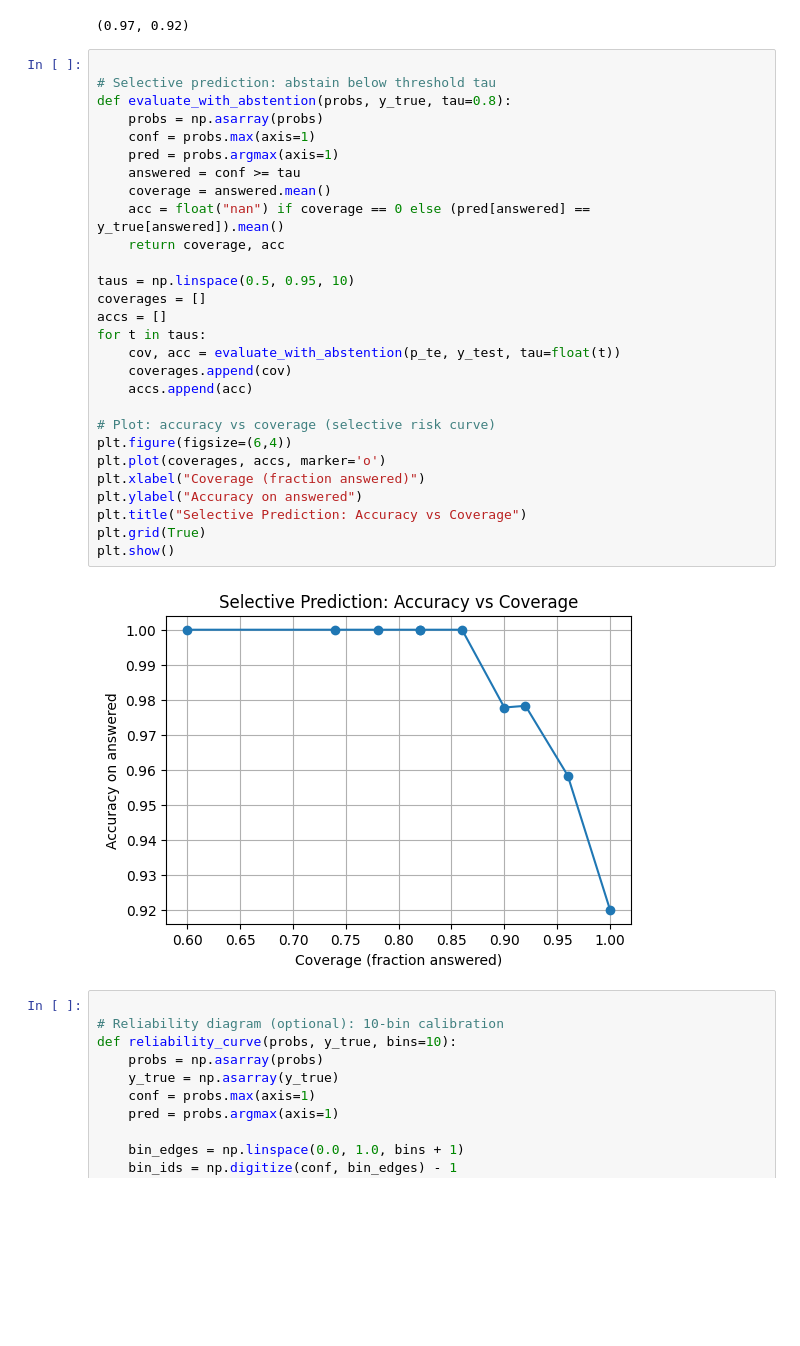
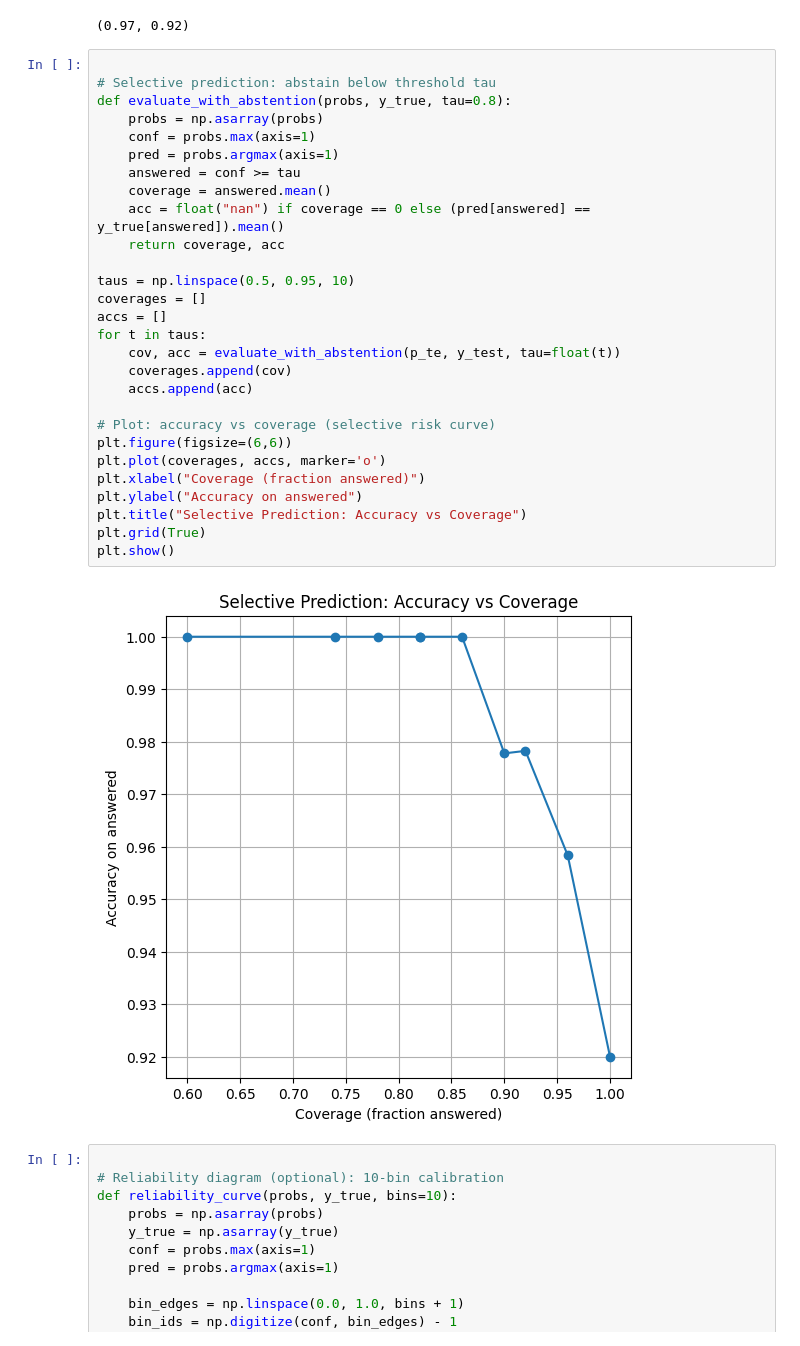
Before and after one commit to rdisipio/BayesianLM-QA, a Jupyter notebook: iris_bayes_mlp.ipynb, the cells around one changed output. Saved outputs shown, nothing was run; the diff lists cells and outputs as text; blank space fills up the shorter version.

Commit message:
plot style

```diff
--- a/iris_bayes_mlp.ipynb
+++ b/iris_bayes_mlp.ipynb
@@ -134,33 +134,33 @@ acc_tr, acc_te
 # %%
 
 # Selective prediction: abstain below threshold tau
 def evaluate_with_abstention(probs, y_true, tau=0.8):
     probs = np.asarray(probs)
     conf = probs.max(axis=1)
     pred = probs.argmax(axis=1)
     answered = conf >= tau
     coverage = answered.mean()
     acc = float("nan") if coverage == 0 else (pred[answered] == y_true[answered]).mean()
     return coverage, acc
 
 taus = np.linspace(0.5, 0.95, 10)
 coverages = []
 accs = []
 for t in taus:
     cov, acc = evaluate_with_abstention(p_te, y_test, tau=float(t))
     coverages.append(cov)
     accs.append(acc)
 
 # Plot: accuracy vs coverage (selective risk curve)
-plt.figure(figsize=(6,4))
+plt.figure(figsize=(6,6))
 plt.plot(coverages, accs, marker='o')
 plt.xlabel("Coverage (fraction answered)")
 plt.ylabel("Accuracy on answered")
 plt.title("Selective Prediction: Accuracy vs Coverage")
 plt.grid(True)
 plt.show()
 # %% [output]
-[figure, old version]
+[figure, new version]
 # %%
 
 # Reliability diagram (optional): 10-bin calibration
```
